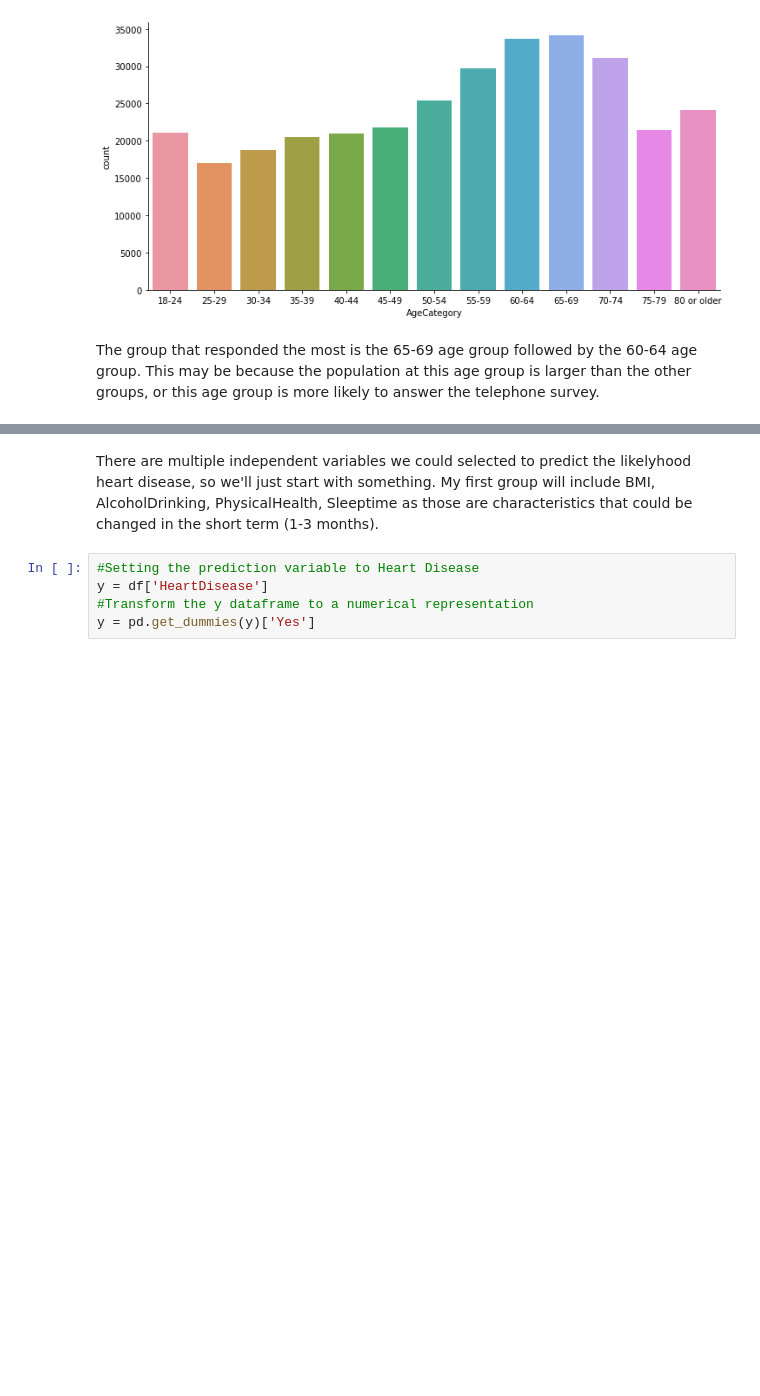
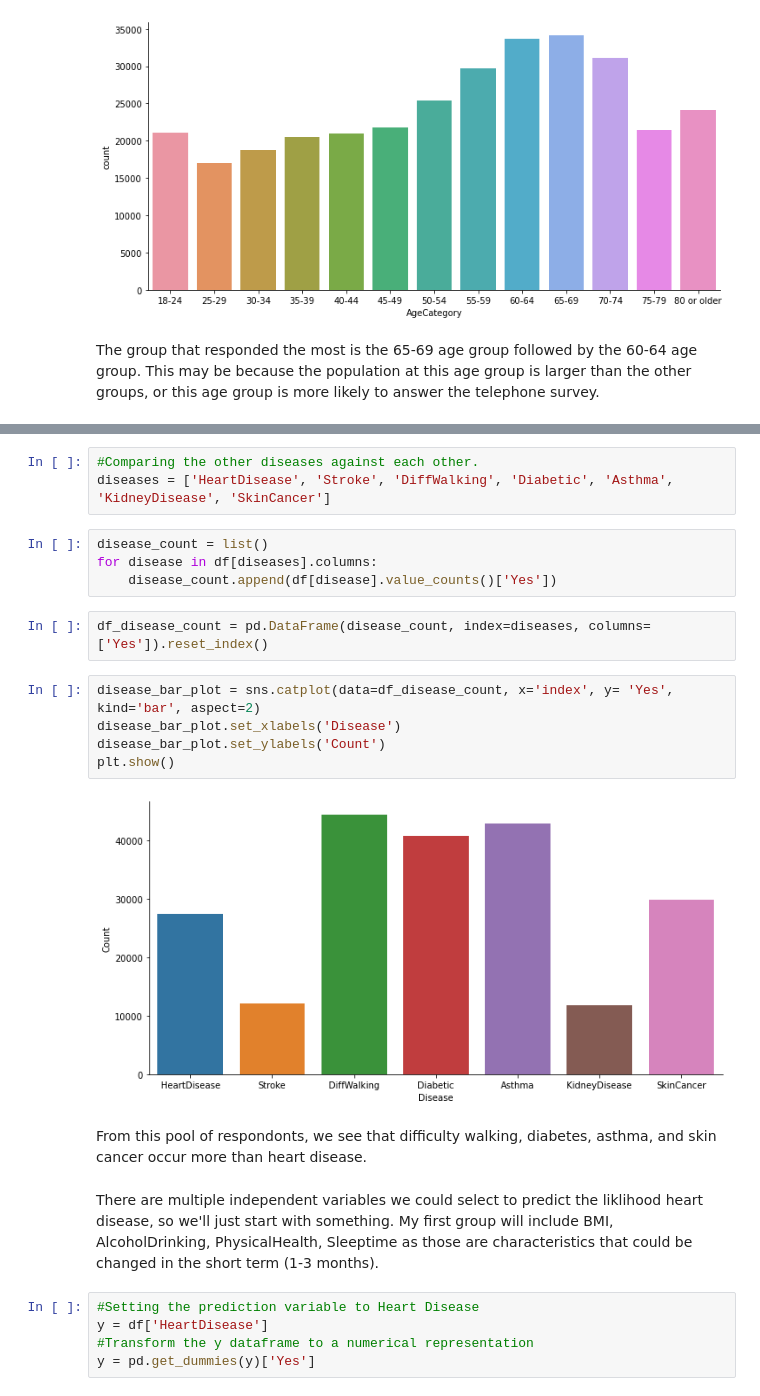
Before and after one commit to jimmyzholin/springboard, a Jupyter notebook: capstone2 - Copy/notebooks/Health dataset EDA & Modeling.ipynb, the cells around one changed output, grey strips where cells are left out. Saved outputs shown, nothing was run; the diff lists cells and outputs as text; blank space fills up the shorter version.

```diff
--- a/capstone2 - Copy/notebooks/Health dataset EDA & Modeling.ipynb
+++ b/capstone2 - Copy/notebooks/Health dataset EDA & Modeling.ipynb
@@ -130,5 +160,23 @@ The group that responded the most is the 65-69 age group followed by the 60-64 a
+# %%
+#Comparing the other diseases against each other.
+diseases = ['HeartDisease', 'Stroke', 'DiffWalking', 'Diabetic', 'Asthma', 'KidneyDisease', 'SkinCancer']
+# %%
+disease_count = list()
+for disease in df[diseases].columns:
+    disease_count.append(df[disease].value_counts()['Yes'])
+# %%
+df_disease_count = pd.DataFrame(disease_count, index=diseases, columns=['Yes']).reset_index()
+# %%
+disease_bar_plot = sns.catplot(data=df_disease_count, x='index', y= 'Yes', kind='bar', aspect=2)
+disease_bar_plot.set_xlabels('Disease')
+disease_bar_plot.set_ylabels('Count')
+plt.show()
+# %% [output]
+[figure, added]
+# %% [markdown]
+From this pool of respondonts, we see that difficulty walking, diabetes, asthma, and skin cancer occur more than heart disease.
 # %% [markdown]
-There are multiple independent variables we could selected to predict the likelyhood heart disease, so we'll just start with something. My first group will include BMI, AlcoholDrinking, PhysicalHealth, Sleeptime as those are characteristics that could be changed in the short term (1-3 months).
+There are multiple independent variables we could select to predict the liklihood heart disease, so we'll just start with something. My first group will include BMI, AlcoholDrinking, PhysicalHealth, Sleeptime as those are characteristics that could be changed in the short term (1-3 months).
 # %%
 #Setting the prediction variable to Heart Disease
 y = df['HeartDisease']
```
Also changed, not shown: parts of 6 cells of this notebook.
